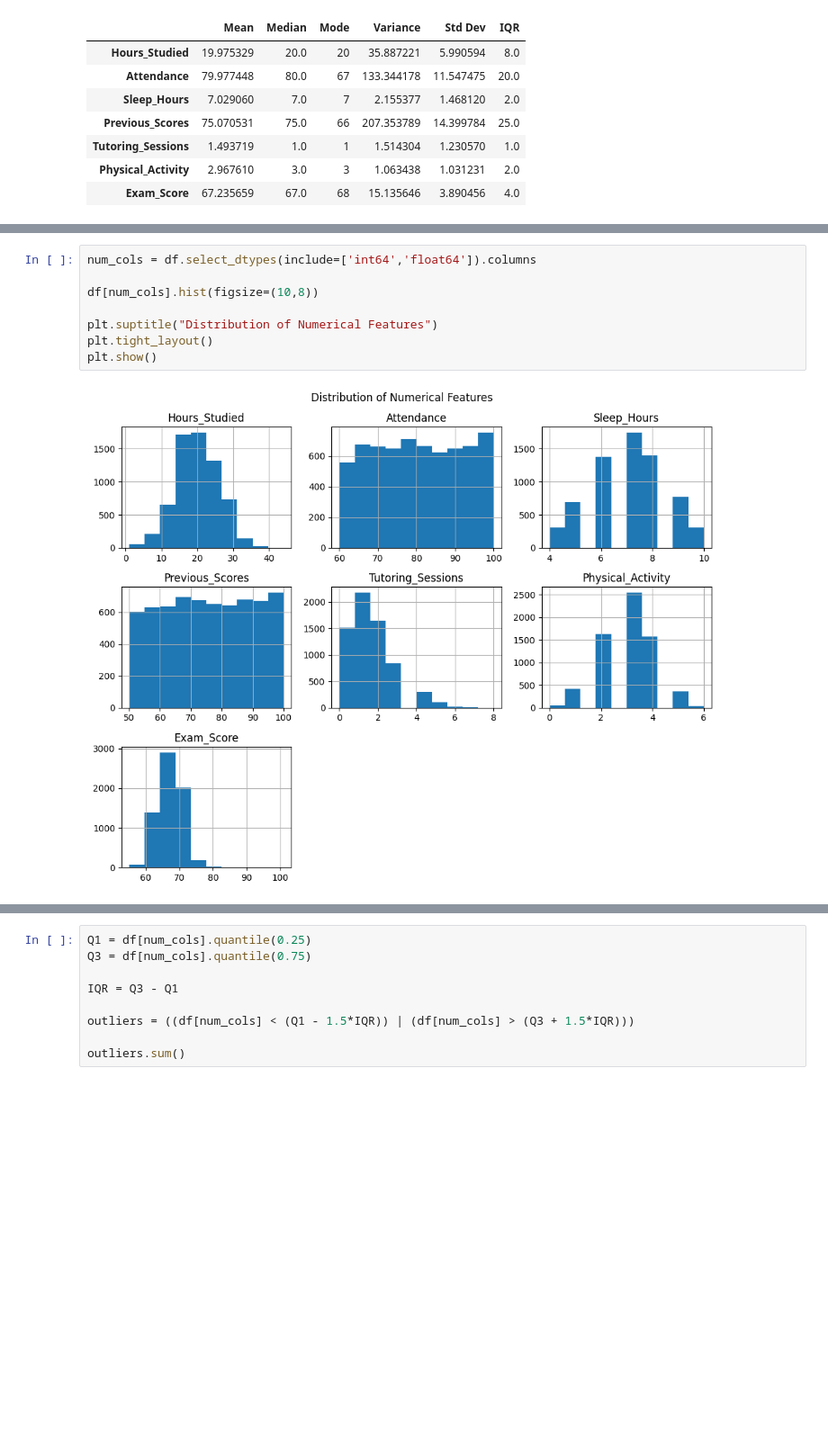
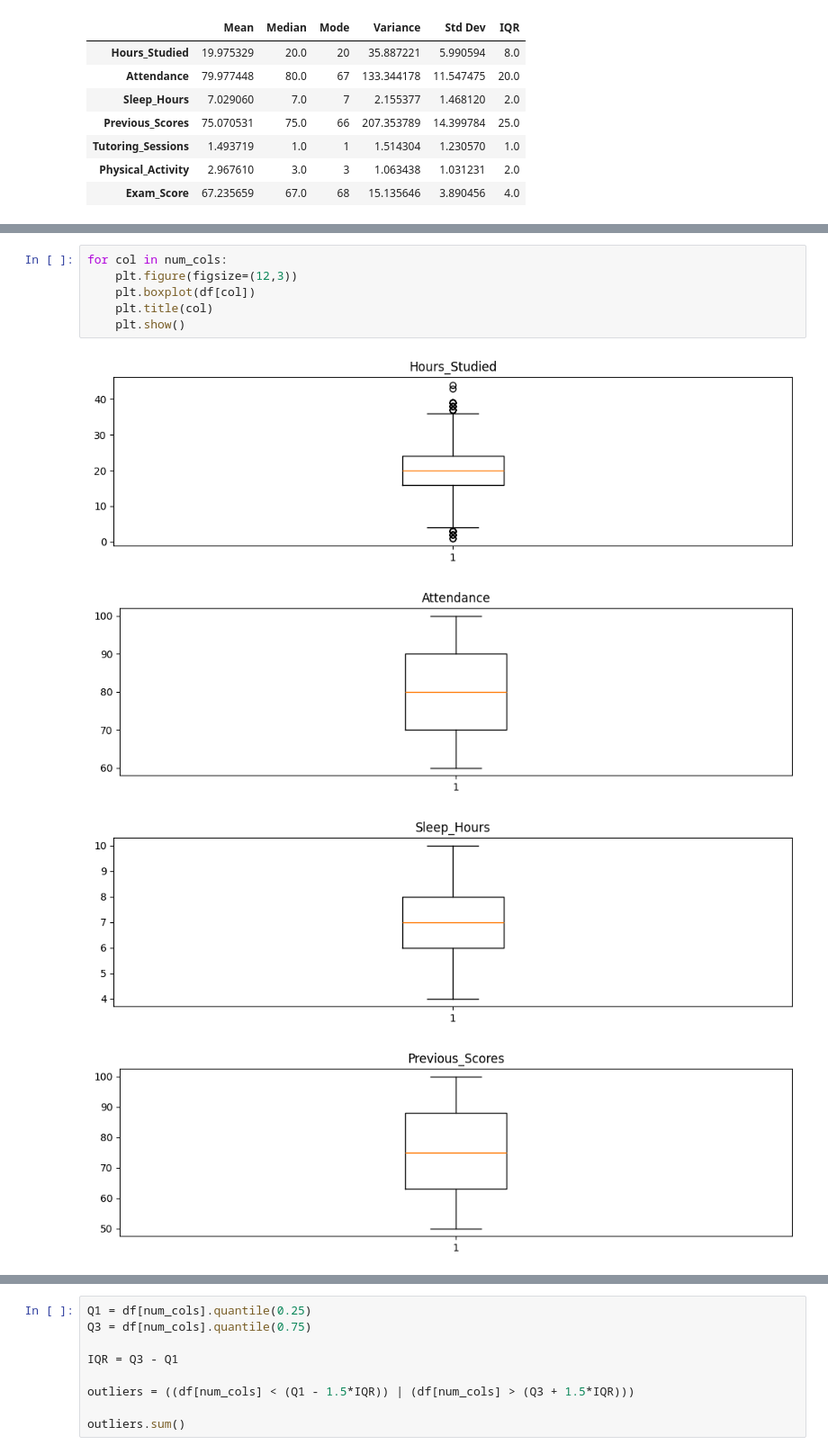
Before and after one commit to minSara02-FromTheStart/CSE303_Project_, a Jupyter notebook: StudentPerformanceFactors.ipynb, the cells around one changed output, grey strips where cells are left out. Shown at 90% size. Cells and saved outputs as stored; diff of their text form; blank space fills up the shorter version.

```diff
--- a/StudentPerformanceFactors.ipynb
+++ b/StudentPerformanceFactors.ipynb
@@ -88,10 +90,11 @@ for col in num_cols:
-# %%
-num_cols = df.select_dtypes(include=['int64','float64']).columns
-
-df[num_cols].hist(figsize=(10,8))
-
-plt.suptitle("Distribution of Numerical Features")
-plt.tight_layout()
-plt.show()
-# %% [output]
-[figure, removed]
+# %%
+for col in num_cols:
+    plt.figure(figsize=(12,3))
+    plt.boxplot(df[col])
+    plt.title(col)
+    plt.show()
+# %% [output]
+[figure, added]
+[figure, added]
+[figure, added]
+[figure, added]
```
Also changed, not shown: parts of 12 cells of this notebook.
